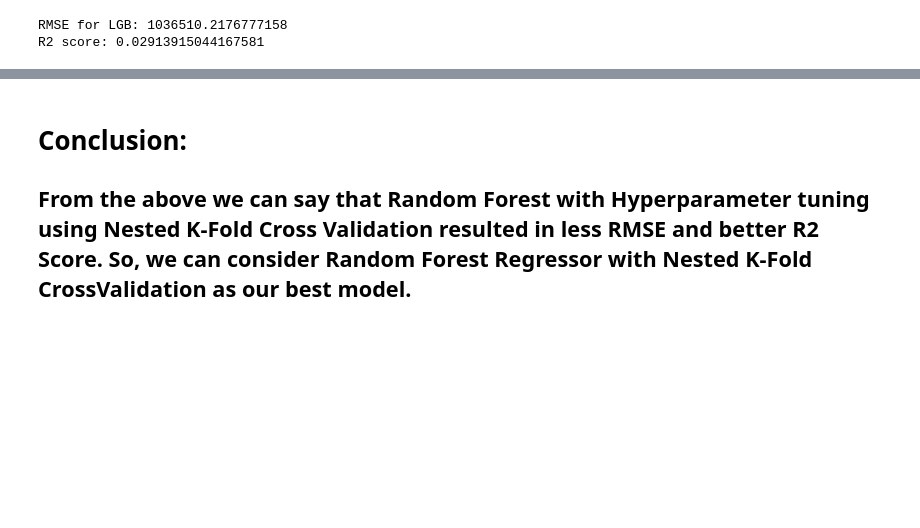
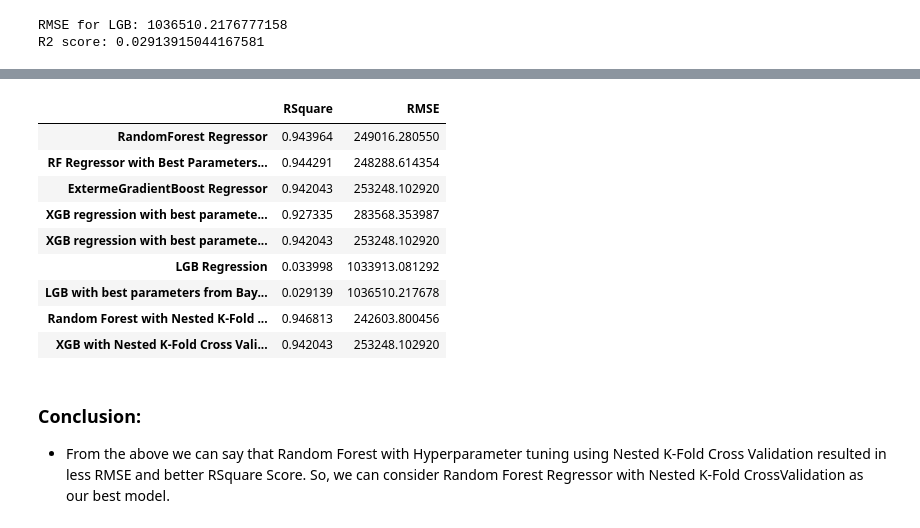
Before and after one commit to santhoshbvsrk/MLProjects, a Jupyter notebook: BlackFridaySales/BlackFridaySales_ML-15Mar.ipynb, the cells around one changed output, grey strips where cells are left out. Drawn from its saved outputs; the diff is of its cells as text; code cells hidden in the pictures; blank space fills up the shorter version.

```diff
--- a/BlackFridaySales/BlackFridaySales_ML-15Mar.ipynb
+++ b/BlackFridaySales/BlackFridaySales_ML-15Mar.ipynb
@@ -1038,3 +1022,16 @@ R2 score: 0.9420434914526583
+# %%
+Error_df.style.highlight_min()
+# %% [output]
+|  | RSquare | RMSE |
+| RandomForest Regressor | 0.943964 | 249016.280550 |
+| RF Regressor with Best Parameters... | 0.944291 | 248288.614354 |
+| ExtermeGradientBoost Regressor | 0.942043 | 253248.102920 |
+| XGB regression with best paramete... | 0.927335 | 283568.353987 |
+| XGB regression with best paramete... | 0.942043 | 253248.102920 |
+| LGB Regression | 0.033998 | 1033913.081292 |
+| LGB with best parameters from Bay... | 0.029139 | 1036510.217678 |
+| Random Forest with Nested K-Fold ... | 0.946813 | 242603.800456 |
+| XGB with Nested K-Fold Cross Vali... | 0.942043 | 253248.102920 |
 # %% [markdown]
-# **Conclusion**:
-## From the above we can say that Random Forest with Hyperparameter tuning using Nested K-Fold Cross Validation resulted in less RMSE and better R2 Score. So, we can consider Random Forest Regressor with Nested K-Fold CrossValidation as our best model.
+### **Conclusion**:
+* From the above we can say that Random Forest with Hyperparameter tuning using Nested K-Fold Cross Validation resulted in less RMSE and better RSquare Score. So, we can consider Random Forest Regressor with Nested K-Fold CrossValidation as our best model.
```
Also changed, not shown: parts of 20 cells of this notebook.
